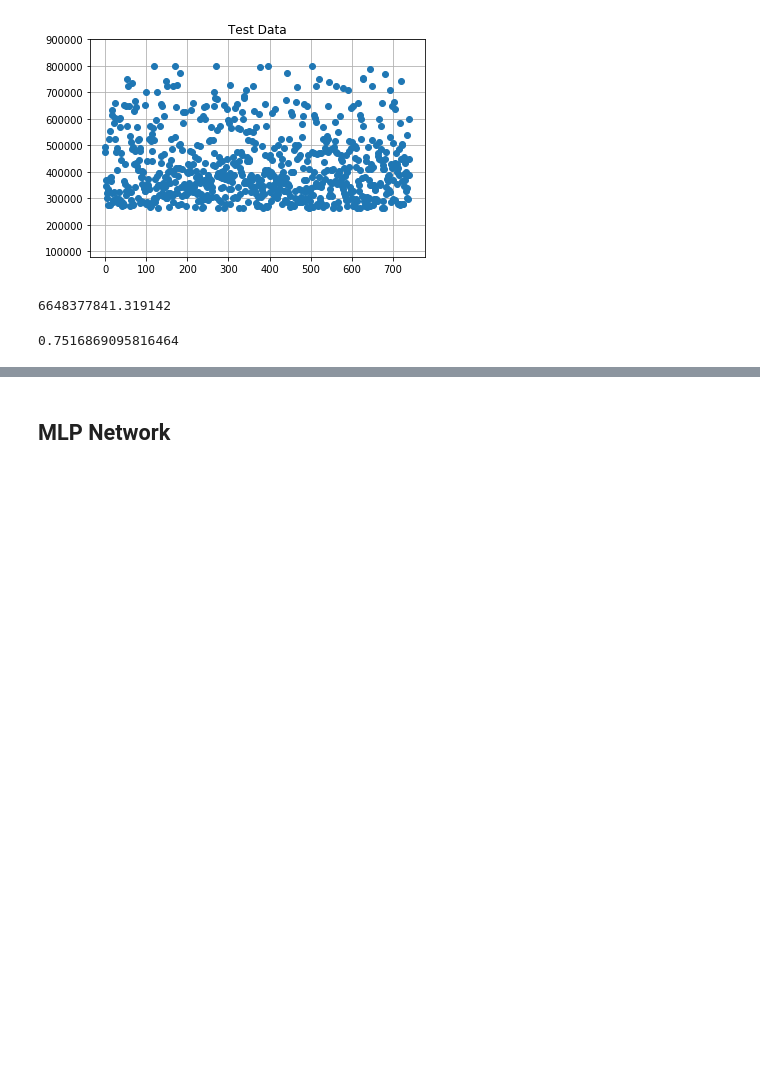
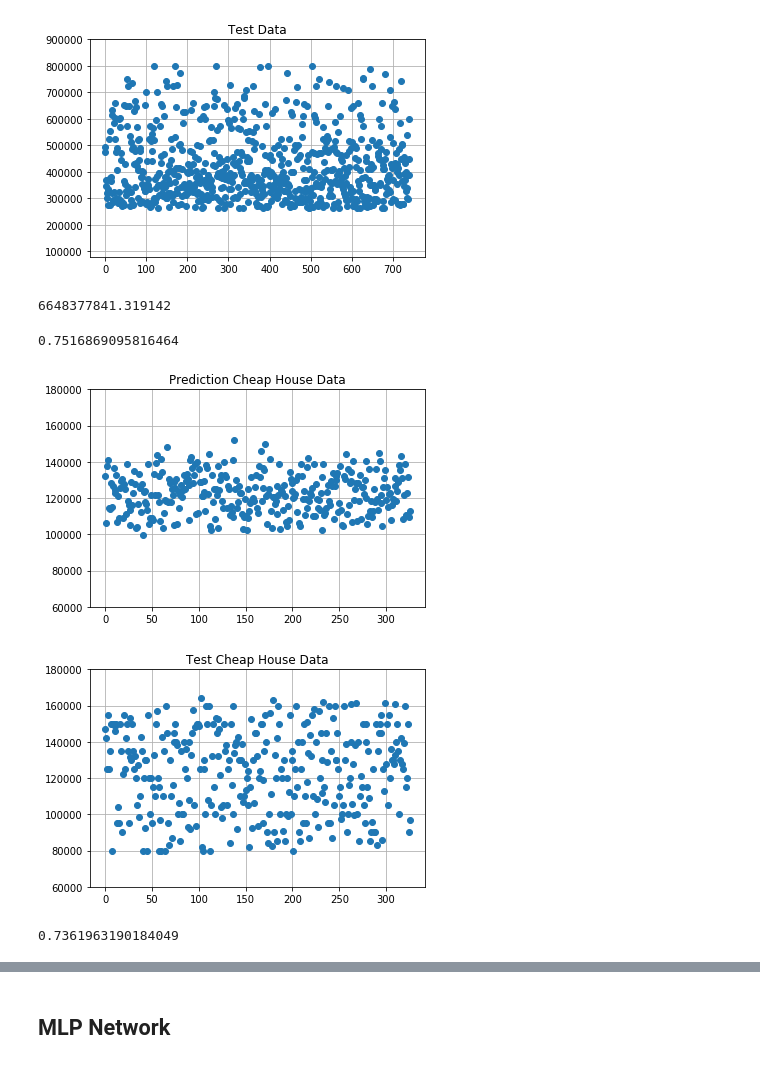
Before and after one commit to nachonavarro/real-estate-ml, a Jupyter notebook: models.ipynb, the cells around one changed output, grey strips where cells are left out. Cells and saved outputs as stored; diff of their text form; code cells hidden in the pictures; blank space fills up the shorter version.

```diff
--- a/models.ipynb
+++ b/models.ipynb
@@ -237,3 +291,29 @@ mean_squared_error(percent75Y_pred, percent75Y_test)
 accuracy(y_test75, percent75Y_pred, 0.2)
 # %% [output]
 0.7516869095816464
+# %%
+# cheap house model
+reg25 = LinearRegression().fit(percent25X_train, percent25Y_train)
+y_pred_cheap = reg25.predict(percent25X_test)
+fig, ax = plt.subplots()
+
+ax.plot(y_pred_cheap, 'o')
+ax.grid()
+plt.title('Prediction Cheap House Data')
+plt.ylim(60000, 180000)
+plt.show()
+
+
+fig1, ax1 = plt.subplots()
+ax1.plot(percent25Y_test.values.tolist(), 'o')
+ax1.grid()
+plt.title('Test Cheap House Data')
+plt.ylim(60000, 180000)
+plt.show()
+# %% [output]
+[figure, added]
+[figure, added]
+# %%
+accuracy(percent25Y_test.values.tolist(), y_pred_cheap, 0.2)
+# %% [output]
+0.7361963190184049
```
Also changed, not shown: parts of 51 cells of this notebook.
